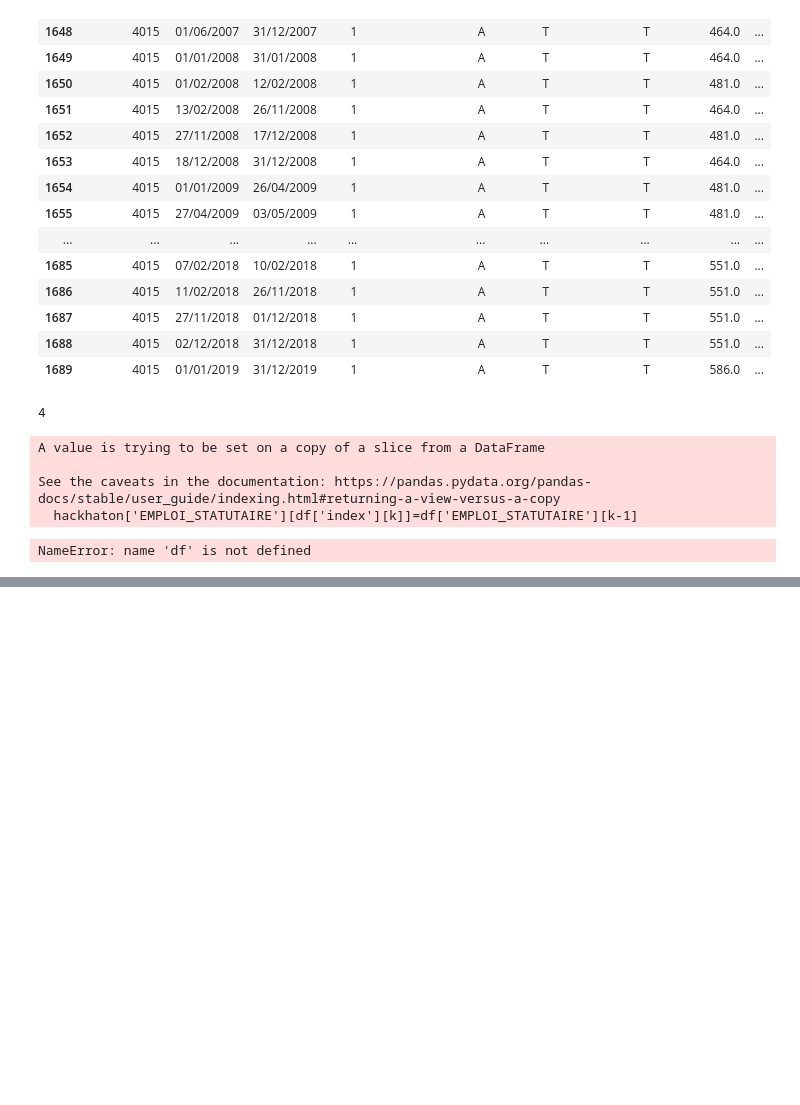
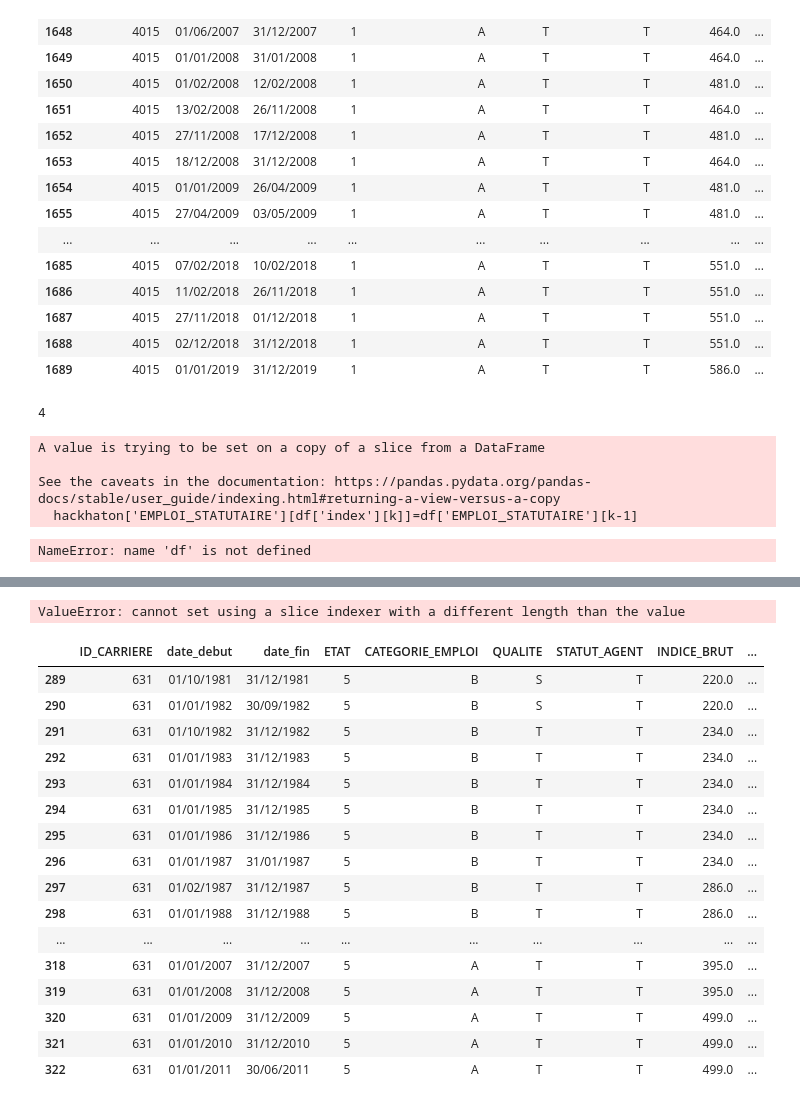
Before and after one commit to PaulGuiraud/BigData, a Jupyter notebook: Remplissage_logique.ipynb, the cells around one changed output, grey strips where cells are left out. Drawn from its saved outputs; the diff is of its cells as text; code cells hidden in the pictures; blank space fills up the shorter version.

```diff
--- a/Remplissage_logique.ipynb
+++ b/Remplissage_logique.ipynb
@@ -500,0 +669,37 @@ for t in L :
+# %%
+
+
+if len(df)<2:
+    pass
+
+## Nombre de ligne avant le premier code
+df = df.reset_index()
+
+i=0
+while str(df['EMPLOI_STATUTAIRE'][i]) == 'nan' and (i+1 < len(df)) :
+        i=i+1
+
+##Drop les lignes avant le premier code
+df.drop([n for n in range (0,i)], inplace=True)
+
+if len(df)<2:
+    pass
+
+for k in range (i+1,len(df)+i): #peut etre un pb d'indice sur le k
+
+    if str(df['EMPLOI_STATUTAIRE'][k]) == 'nan' :
+        print(k)
+        code_avant_nan=df['EMPLOI_STATUTAIRE'][k-1]
+
+        c=k
+        while str(df['EMPLOI_STATUTAIRE'][c]) == 'nan' and c < len(df)+i-1: #sauter les nan entre les deux valeurs
+            c=c+1
+
+        code_après_an = df['EMPLOI_STATUTAIRE'][c]
+
+        if code_avant_nan == code_après_an : #si le code avant et après les nan correspondent, on remplace
+
+            for j in range (0,c-k):
+
+                df['EMPLOI_STATUTAIRE'][k+j] = code_avant_nan
+                hackhaton2['EMPLOI_STATUTAIRE'][df['index'][k+j]]=code_avant_nan
@@ -500,0 +743,5 @@ for t in L :
+# %%
+#### REGLER LA CASSE DES LIBELLES###
+####################################
+#On enleve aussi les espaces on sait jamais
+hackhaton2['LIBELLE_EMPLOI_GRADE']=[(str(i).replace(" ", "")).lower() for i in hackhaton['LIBELLE_EMPLOI_GRADE']]
@@ -500,0 +818,25 @@ for t in L :
+# %%
+replace_grade_1(4015)
+# %% [output]
+ValueError: cannot set using a slice indexer with a different length than the value
+# %%
+df=hackhaton2[hackhaton2.ID_CARRIERE== 631]
+df
+# %% [output]
+|  | ID_CARRIERE | date_debut | date_fin | ETAT | CATEGORIE_EMPLOI | QUALITE | STATUT_AGENT | INDICE_BRUT | ... |
+| 289 | 631 | 01/10/1981 | 31/12/1981 | 5 | B | S | T | 220.0 | ... |
+| 290 | 631 | 01/01/1982 | 30/09/1982 | 5 | B | S | T | 220.0 | ... |
+| 291 | 631 | 01/10/1982 | 31/12/1982 | 5 | B | T | T | 234.0 | ... |
+| 292 | 631 | 01/01/1983 | 31/12/1983 | 5 | B | T | T | 234.0 | ... |
+| 293 | 631 | 01/01/1984 | 31/12/1984 | 5 | B | T | T | 234.0 | ... |
+| 294 | 631 | 01/01/1985 | 31/12/1985 | 5 | B | T | T | 234.0 | ... |
+| 295 | 631 | 01/01/1986 | 31/12/1986 | 5 | B | T | T | 234.0 | ... |
+| 296 | 631 | 01/01/1987 | 31/01/1987 | 5 | B | T | T | 234.0 | ... |
+| 297 | 631 | 01/02/1987 | 31/12/1987 | 5 | B | T | T | 286.0 | ... |
+| 298 | 631 | 01/01/1988 | 31/12/1988 | 5 | B | T | T | 286.0 | ... |
+| ... | ... | ... | ... | ... | ... | ... | ... | ... | ... |
+| 318 | 631 | 01/01/2007 | 31/12/2007 | 5 | A | T | T | 395.0 | ... |
+| 319 | 631 | 01/01/2008 | 31/12/2008 | 5 | A | T | T | 395.0 | ... |
+| 320 | 631 | 01/01/2009 | 31/12/2009 | 5 | A | T | T | 499.0 | ... |
+| 321 | 631 | 01/01/2010 | 31/12/2010 | 5 | A | T | T | 499.0 | ... |
+| 322 | 631 | 01/01/2011 | 30/06/2011 | 5 | A | T | T | 499.0 | ... |
```
Also changed, not shown: parts of 26 cells of this notebook, 4 other files.
